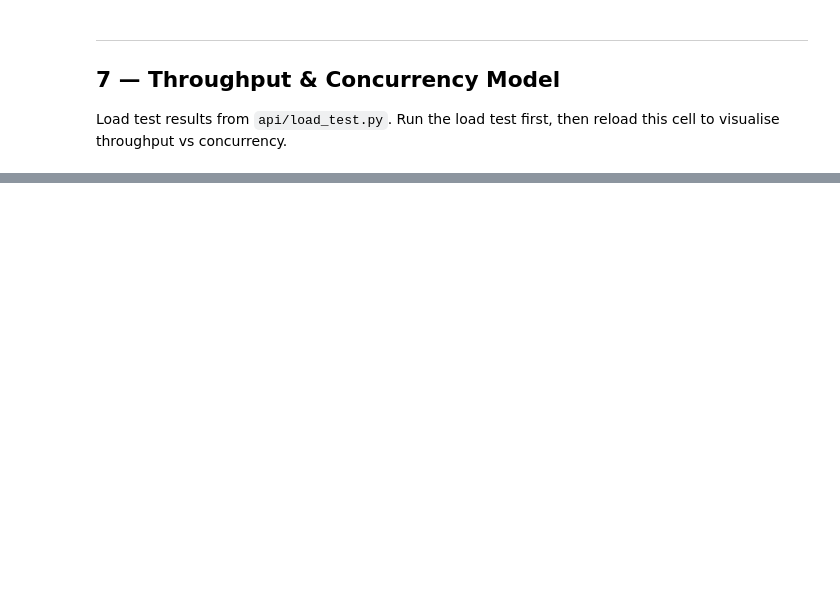
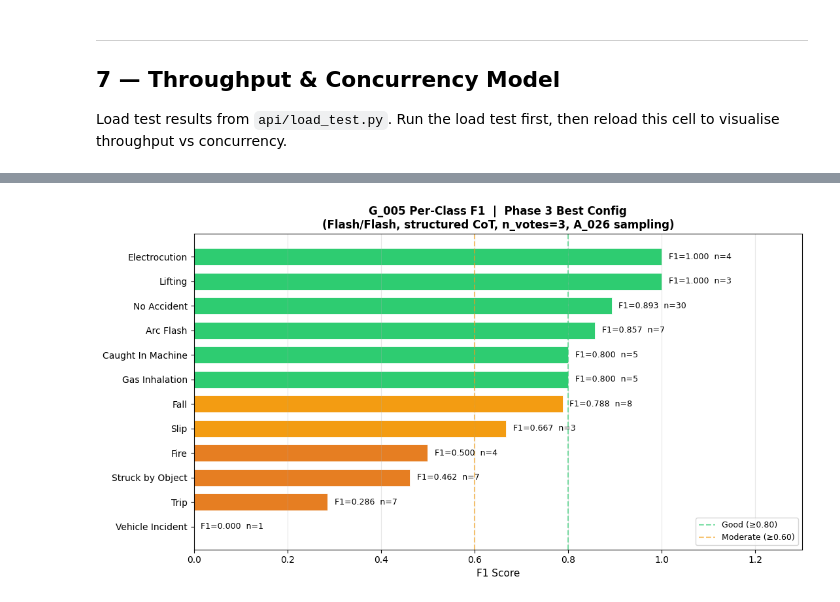
Before and after one commit to sgromk/zero-shot-EHS, a Jupyter notebook: notebooks/cost_analysis.ipynb, the cells around one changed output, grey strips where cells are left out. Drawn from its saved outputs; the diff is of its cells as text; code cells hidden in the pictures; blank space fills up the shorter version.

```diff
--- a/notebooks/cost_analysis.ipynb
+++ b/notebooks/cost_analysis.ipynb
@@ -429,0 +635,86 @@ else:
+# %%
+# G_005 per-class F1 — Phase 3 best config (flash/flash, structured CoT, n_votes=3)
+PER_CLASS_F1 = {
+    'Arc Flash':         0.857,
+    'Caught In Machine': 0.800,
+    'Electrocution':     1.000,
+    'Fall':              0.788,
+    'Fire':              0.500,
+    'Gas Inhalation':    0.800,
+    'Lifting':           1.000,
+    'No Accident':       0.893,
+    'Slip':              0.667,
+    'Struck by Object':  0.462,
+    'Trip':              0.286,
+    'Vehicle Incident':  0.000,
+}
+
+# Test-set sample counts per class (43 accident clips + 30 non-accident)
+SAMPLE_COUNTS = {
+    'Arc Flash': 7, 'Caught In Machine': 5, 'Electrocution': 4, 'Fall': 8,
+    'Fire': 4, 'Gas Inhalation': 5, 'Lifting': 3, 'No Accident': 30,
+    'Slip': 3, 'Struck by Object': 7, 'Trip': 7, 'Vehicle Incident': 1,
+}
+
+def f1_color(f1):
+    if f1 >= 0.80:  return "#2ecc71"   # good
+    elif f1 >= 0.60: return "#f39c12"  # moderate
+    elif f1 > 0.0:   return "#e67e22"  # poor
+    else:            return "#e74c3c"  # zero
+
+sorted_items = sorted(PER_CLASS_F1.items(), key=lambda x: x[1], reverse=True)
+categories   = [x[0] for x in sorted_items]
+f1_vals      = [x[1] for x in sorted_items]
+counts       = [SAMPLE_COUNTS.get(c, 0) for c in categories]
+colors       = [f1_color(f) for f in f1_vals]
+
+fig, ax = plt.subplots(figsize=(11, 6))
+bars = ax.barh(categories, f1_vals, color=colors, edgecolor="white", linewidth=0.6, height=0.7)
+
+for bar, f1, n in zip(bars, f1_vals, counts):
+    x_pos = f1 + 0.015 if f1 > 0 else 0.015
+    ax.text(x_pos, bar.get_y() + bar.get_height() / 2,
+            f"F1={f1:.3f}  n={n}", va="center", fontsize=9)
+
+ax.axvline(0.80, color="#2ecc71", linestyle="--", alpha=0.6, lw=1.5, label="Good (≥0.80)")
+ax.axvline(0.60, color="#f39c12", linestyle="--", alpha=0.6, lw=1.5, label="Moderate (≥0.60)")
+ax.set_xlabel("F1 Score", fontsize=11)
+ax.set_title(
+    "G_005 Per-Class F1  |  Phase 3 Best Config\n"
+    "(Flash/Flash, structured CoT, n_votes=3, A_026 sampling)",
+    fontweight="bold", fontsize=12,
+)
+ax.set_xlim(0, 1.30)
+ax.legend(fontsize=9, loc="lower right")
+ax.grid(True, axis="x", alpha=0.3)
+ax.invert_yaxis()
+plt.tight_layout()
+plt.savefig("outputs/per_class_f1.png", dpi=150, bbox_inches="tight")
+plt.show()
+print("Saved → outputs/per_class_f1.png")
+
+# ── Summary table with tier annotations ───────────────────────────────────────
+print("\nPer-Class F1 Summary Table")
+print(f"{'Category':<22} {'F1':>6}  {'n':>4}  {'Tier':<10}  Note")
+print("─" * 72)
+for cat, f1 in sorted_items:
+    n    = SAMPLE_COUNTS.get(cat, 0)
+    tier = "Good" if f1 >= 0.8 else "Moderate" if f1 >= 0.6 else "Poor" if f1 > 0 else "Zero"
+    note = ("single sample — metric unreliable" if n <= 1
+            else "sparse — metric noisy" if n <= 3
+            else "")
+    print(f"  {cat:<20} {f1:>6.3f}  {n:>4}  {tier:<10}  {note}")
+
+print()
+print("Strong classes  (F1 ≥ 0.80): Electrocution, Lifting, No Accident, Arc Flash,")
+print("                              Caught In Machine, Gas Inhalation")
+print("Weak classes    (F1 < 0.60): Trip (n=7), Struck by Object (n=7), Vehicle Incident (n=1)")
+print()
+print("Root causes for weak classes:")
+print("  Trip / Struck by Object — visually ambiguous; high confusion with Fall and Slip")
+print("  Vehicle Incident        — single mis-clipped sample (forklift tip-over never on screen)")
+print()
+print(f"Macro F1 = {sum(f1_vals)/len(f1_vals):.3f}  |  Weighted by n = "
+      f"{sum(f*n for f,n in zip(f1_vals,counts))/sum(counts):.3f}")
+# %% [output]
+[figure, added]
```
Also changed, not shown: parts of 14 cells of this notebook, 20 other files.
